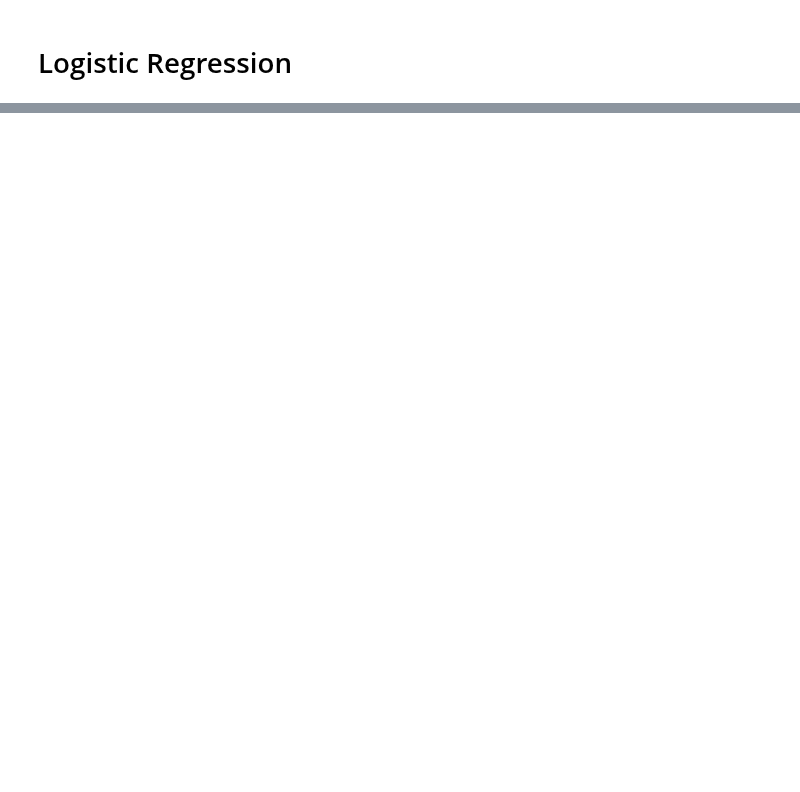
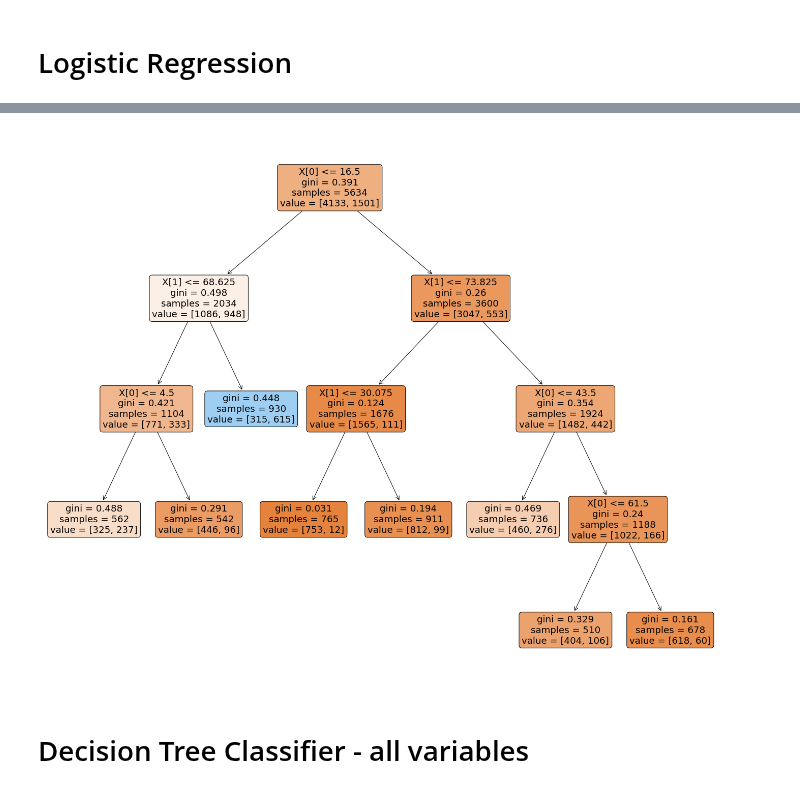
Before and after one commit to NHer0/IronEnrique, a Jupyter notebook: Logistic_Regression_Lab/Logistic_Regression_Lab.ipynb, the cells around one changed output, grey strips where cells are left out. Drawn from its saved outputs; the diff is of its cells as text; code cells hidden in the pictures; blank space fills up the shorter version.

```diff
--- a/Logistic_Regression_Lab/Logistic_Regression_Lab.ipynb
+++ b/Logistic_Regression_Lab/Logistic_Regression_Lab.ipynb
@@ -314,0 +371,8 @@ Confusion matrix for the test set
+# %%
+min_leafs = 500
+model_l = DecisionTreeClassifier(min_samples_leaf = min_leafs)
+model_l.fit(x_train, y_train)
+y_pred_train = model_l.predict(x_train)
+y_pred_test = model_l.predict(x_test)
+performance_tree_l = perf_classification(y_train, y_test, y_pred_train, y_pred_test, pos_label="Yes", plot=False)
+display(performance_tree_l["performance"])
@@ -314,0 +385,9 @@ Confusion matrix for the test set
+# %%
+fig, axes = plt.subplots(nrows = 1,ncols = 1,figsize = (24,20))
+
+plot_tree(model_l, filled = True, rounded=True)
+plt.show()
+# %% [output]
+[figure, added]
+# %% [markdown]
+# Decision Tree Classifier - all variables
```
Also changed, not shown: parts of 69 cells of this notebook.
